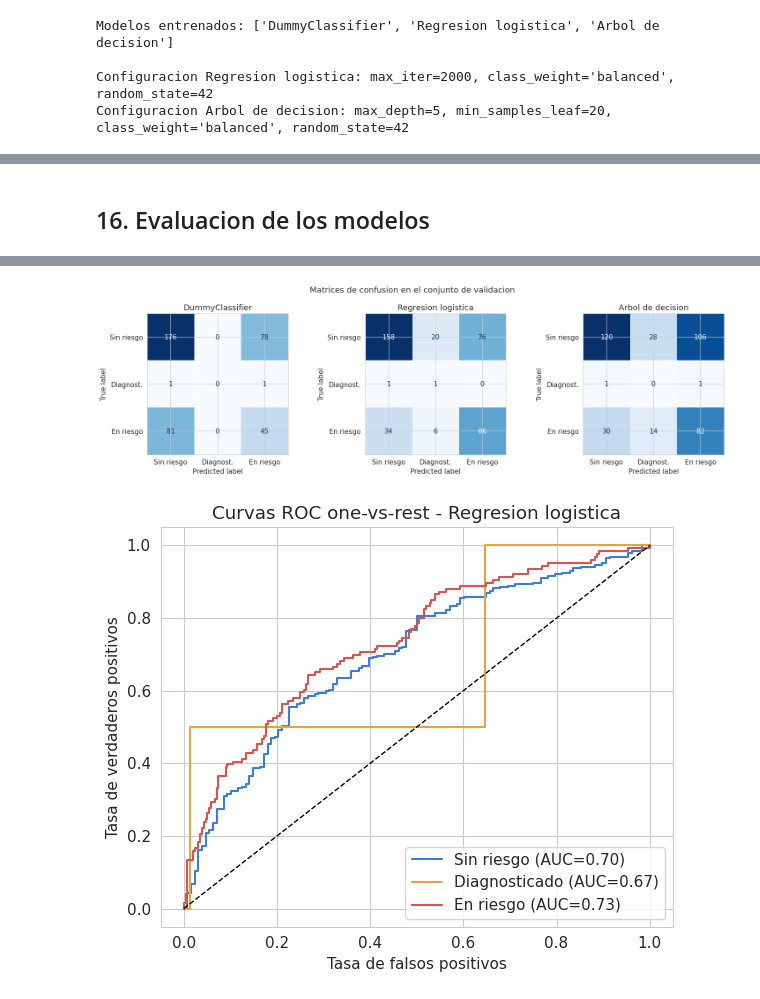
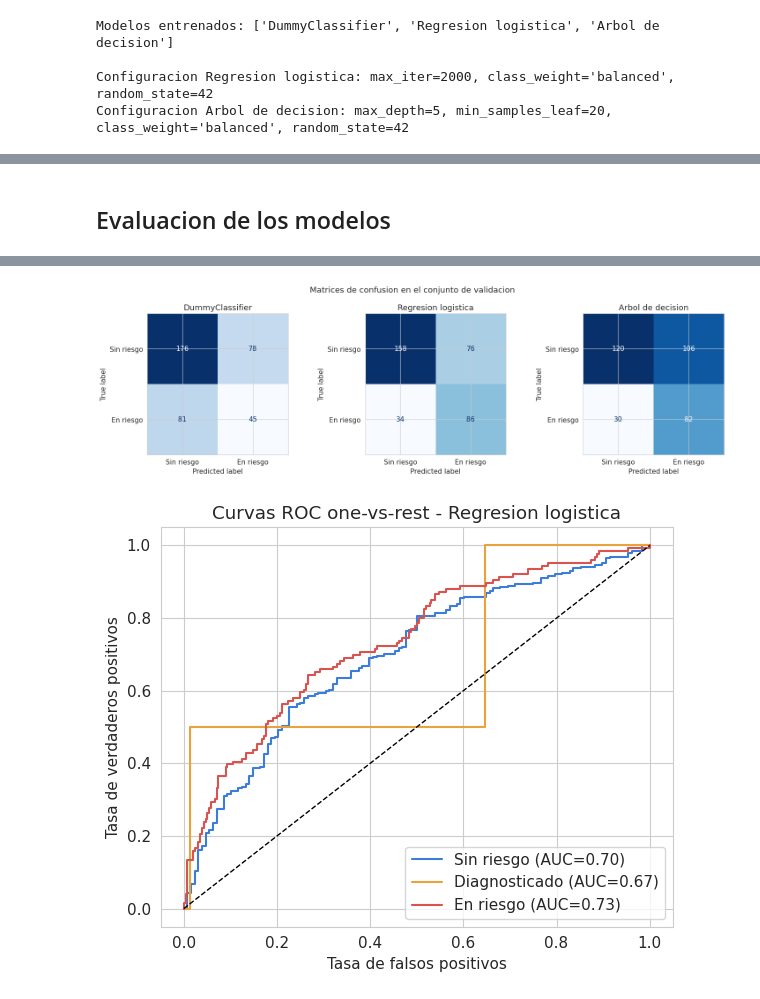
Before and after one commit to AlanDelAngel/diabetes_pacientes_mexicanos, a Jupyter notebook: Avance_Proyecto_Riesgo_Diabetes.ipynb, the cells around one changed output, grey strips where cells are left out. Drawn from its saved outputs; the diff is of its cells as text; code cells hidden in the pictures.

Commit message:
Correciones visuales
mejora de las graficas

```diff
--- a/Avance_Proyecto_Riesgo_Diabetes.ipynb
+++ b/Avance_Proyecto_Riesgo_Diabetes.ipynb
@@ -322,9 +245,23 @@ forma confiable.
 # %%
 fig, axes = plt.subplots(2, 3, figsize=(13,7))
 plot_vars = ['edad','imc_calc','colest','trig','insulina','creat']
+
 for ax, col in zip(axes.flat, plot_vars):
-    sns.histplot(df[col].dropna(), bins=30, ax=ax, color='#3B7DD8')
-    ax.set_title(col)
+    serie = df[col].dropna()
+
+    # 'edad' tiene un valor anomalo, posible codigo de metadata sobre valor faltante (~ -7975),
+    # logicamente imposible se excluye
+    if col == 'edad':
+        serie = serie[(serie >= 0) & (serie <= 120)]
+
+    low, high = serie.quantile([0.005, 0.995])
+    n_excluidos = ((serie < low) | (serie > high)).sum()
+
+    sns.histplot(serie, bins=30, ax=ax, color='#3B7DD8')
+    ax.set_xlim(low, high)
+    ax.set_title(f"{col}" + (f"\n({n_excluidos} valores extremos fuera de vista)" if n_excluidos > 0 else ""),
+                 fontsize=10)
+
 plt.suptitle('Distribucion de variables numericas seleccionadas')
 plt.tight_layout()
 plt.show()
@@ -339,11 +276,25 @@ candidato a beneficiarse de escalamiento estandar dentro del pipeline.
 # %%
 fig, axes = plt.subplots(1, 3, figsize=(13,4.5))
 box_vars = ['imc_calc','colest','trig']
+
 for ax, col in zip(axes, box_vars):
     sns.boxplot(x='riesgo_label', y=col, hue='riesgo_label', data=df, ax=ax,
                 order=[etiquetas[i] for i in order], palette=pal, legend=False)
-    ax.set_title(f'{col} por categoria de riesgo')
+
+    # Recorte del eje Y al percentil 99 para que valores extremos aislados
+    # no aplasten la caja donde esta la mayoria de los datos. El dato
+    # original no se elimina del analisis, solo se ajusta la vista.
+    low = df[col].quantile(0.0)
+    high = df[col].quantile(0.99)
+    n_excluidos = (df[col] > high).sum()
+    ax.set_ylim(max(low, 0) * 0.95, high * 1.05)
+
+    titulo = f'{col} por categoria de riesgo'
+    if n_excluidos > 0:
+        titulo += f'\n({n_excluidos} valor(es) extremo(s) fuera de vista)'
+    ax.set_title(titulo, fontsize=10)
     ax.set_xlabel('')
+
 plt.tight_layout()
 plt.show()
 # %% [output]
@@ -665,5 +524,5 @@ iniciales razonables para evitar sobreajuste dado el tamano del dataset.
 # %% [markdown]
-## 16. Evaluacion de los modelos
+## Evaluacion de los modelos
 # %%
 filas = []
 for nombre, pipe in pipelines_ajustados.items():
@@ -687,16 +546,16 @@ tabla_metricas.round(3)
 # %%
 fig, axes = plt.subplots(1,3, figsize=(15,4.5))
 for ax, nombre in zip(axes, modelos.keys()):
     pred = pipelines_ajustados[nombre].predict(X_val)
-    cm = confusion_matrix(y_val, pred, labels=[0,1,2])
-    disp = ConfusionMatrixDisplay(cm, display_labels=['Sin riesgo','Diagnost.','En riesgo'])
+    cm = confusion_matrix(y_val, pred, labels=[0,2])
+    disp = ConfusionMatrixDisplay(cm, display_labels=['Sin riesgo','En riesgo'])
     disp.plot(ax=ax, colorbar=False, cmap='Blues')
     ax.set_title(nombre)
 plt.suptitle('Matrices de confusion en el conjunto de validacion')
 plt.tight_layout()
 plt.show()
 # %% [output]
-[figure, old version]
+[figure, new version]
 # %%
 y_val_bin = label_binarize(y_val, classes=[0,1,2])
 mejor_nombre = tabla_metricas.sort_values('ROC-AUC (macro, ovr)', ascending=False).iloc[0]['Modelo']
```
Also changed, not shown: parts of 40 cells of this notebook.
